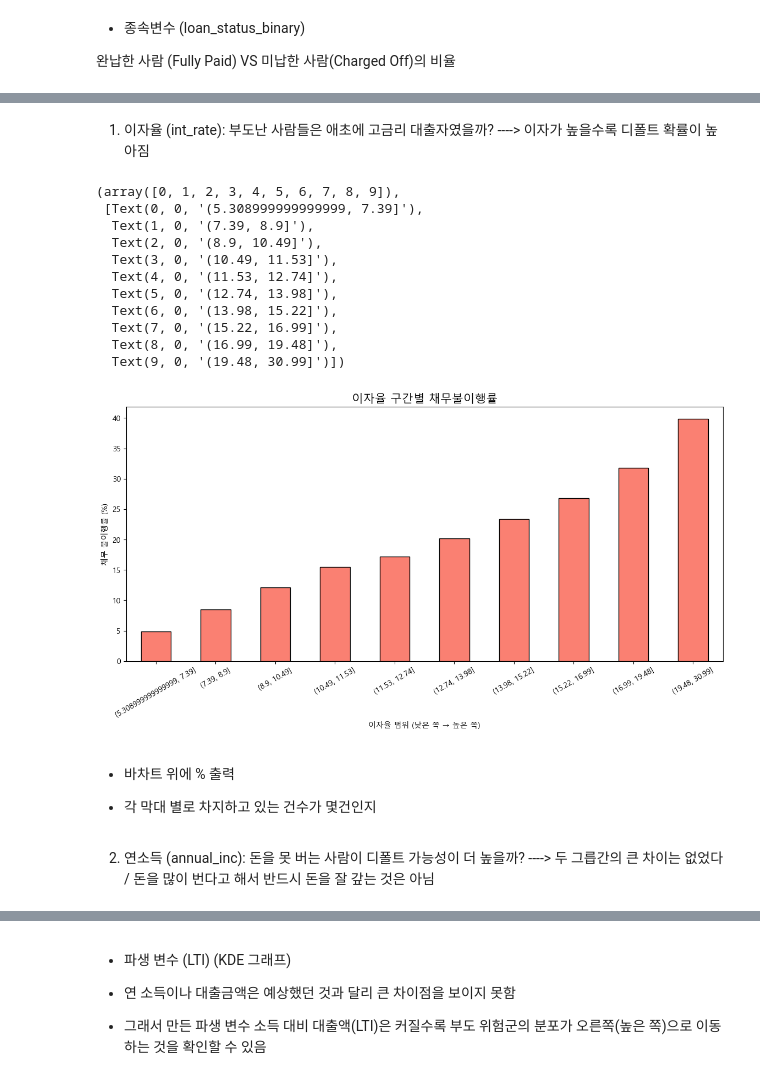
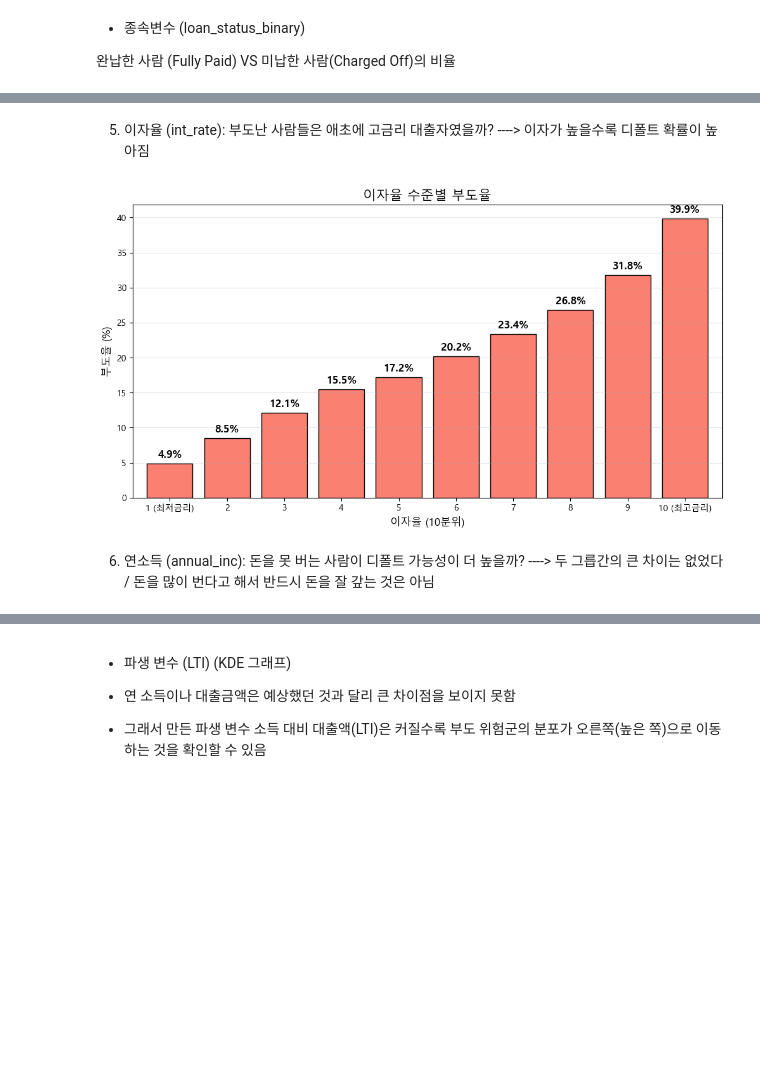
Before and after one commit to urinamu10/LendingClub, a Jupyter notebook: 3. EDA 분석.ipynb, the cells around one changed output, grey strips where cells are left out. Cells and saved outputs as stored; diff of their text form; code cells hidden in the pictures; blank space fills up the shorter version.

```diff
--- a/3. EDA 분석.ipynb
+++ b/3. EDA 분석.ipynb
@@ -287,0 +388,12 @@ plt.show()
+# %%
+# 대출 기간(term) 별 부도율
+plt.figure(figsize=(6, 5))
+term_risk = df.groupby('term')['loan_status_binary'].mean() * 100
+ax = term_risk.plot(kind='bar', color=['skyblue', 'salmon'], edgecolor='black')
+plt.title('대출 기간(Term)별 부도율')
+plt.ylabel('부도율 (%)')
+
+# 퍼센트 표시
+for p in ax.patches:
+    ax.text(p.get_x() + p.get_width()/2, p.get_height()+0.5, f'{p.get_height():.1f}%', ha='center')
+plt.show()
@@ -288,32 +402,34 @@ plt.show()
 # %% [markdown]
-1. 이자율 (int_rate): 부도난 사람들은 애초에 고금리 대출자였을까?  ----> 이자가 높을수록 디폴트 확률이 높아짐
+5. 이자율 (int_rate): 부도난 사람들은 애초에 고금리 대출자였을까?  ----> 이자가 높을수록 디폴트 확률이 높아짐
 # %%
-df['int_bin'] = pd.qcut(df['int_rate'], 10) # 10분위수로
-int = df.groupby('int_bin')['loan_status_binary'].mean() * 100 # 비율 계ㅆ산
+# 10개 분위수로 나누고 1~10 까지 라벨링
+labels = ['1 (최저금리)', '2', '3', '4', '5', '6', '7', '8', '9', '10 (최고금리)']
+df['int_bin'] = pd.qcut(df['int_rate'], 10, labels=labels)
 
-plt.figure(figsize=(14, 6))
-int.plot(kind='bar', color='salmon', edgecolor='black')
+# 구간별 부도율 계산
+risk = df.groupby('int_bin')['loan_status_binary'].mean() * 100
 
-plt.title('이자율 구간별 대출 완/미납률', fontsize=15)
-plt.xlabel('이자율 범위 (낮은 쪽 → 높은 쪽)')
-plt.ylabel('채무 불이행률 (%)')
-plt.xticks(rotation=30)
+plt.figure(figsize=(12, 6))
+ax = risk.plot(kind='bar', color= 'salmon' , edgecolor='black', width=0.8)
+
+# 퍼센테이지 표시
+for p in ax.patches:
+    height = p.get_height()
+    if height > 0:
+        ax.text(x = p.get_x() + p.get_width() / 2,
+                y = height + 0.5,
+                s = f'{height:.1f}%',
+                ha = 'center', va = 'bottom',
+                fontsize = 12, fontweight = 'bold')
+
+plt.title('이자율 수준별 부도율', fontsize=15)
+plt.xlabel('이자율 (10분위)', fontsize=12)
+plt.ylabel('부도율 (%)', fontsize=12)
+plt.xticks(rotation=0)
+plt.grid(axis='y', alpha=0.3)
+
+plt.show()
 # %% [output]
-(array([0, 1, 2, 3, 4, 5, 6, 7, 8, 9]),
- [Text(0, 0, '(5.308999999999999, 7.39]'),
-  Text(1, 0, '(7.39, 8.9]'),
-  Text(2, 0, '(8.9, 10.49]'),
-  Text(3, 0, '(10.49, 11.53]'),
-  Text(4, 0, '(11.53, 12.74]'),
-  Text(5, 0, '(12.74, 13.98]'),
-  Text(6, 0, '(13.98, 15.22]'),
-  Text(7, 0, '(15.22, 16.99]'),
-  Text(8, 0, '(16.99, 19.48]'),
-  Text(9, 0, '(19.48, 30.99]')])
-[figure, old version]
+[figure, new version]
-# %% [markdown]
-- 바차트 위에 % 출력
-
-- 각 막대 별로 차지하고 있는 건수가 몇건인지
 # %% [markdown]
-2. 연소득 (annual_inc): 돈을 못 버는 사람이 디폴트 가능성이 더 높을까?  ----> 두 그릅간의 큰 차이는 없었다 / 돈을 많이 번다고 해서 반드시 돈을 잘 갚는 것은 아님
+6. 연소득 (annual_inc): 돈을 못 버는 사람이 디폴트 가능성이 더 높을까?  ----> 두 그릅간의 큰 차이는 없었다 / 돈을 많이 번다고 해서 반드시 돈을 잘 갚는 것은 아님
```
Also changed, not shown: parts of 56 cells of this notebook, 1 other file.
